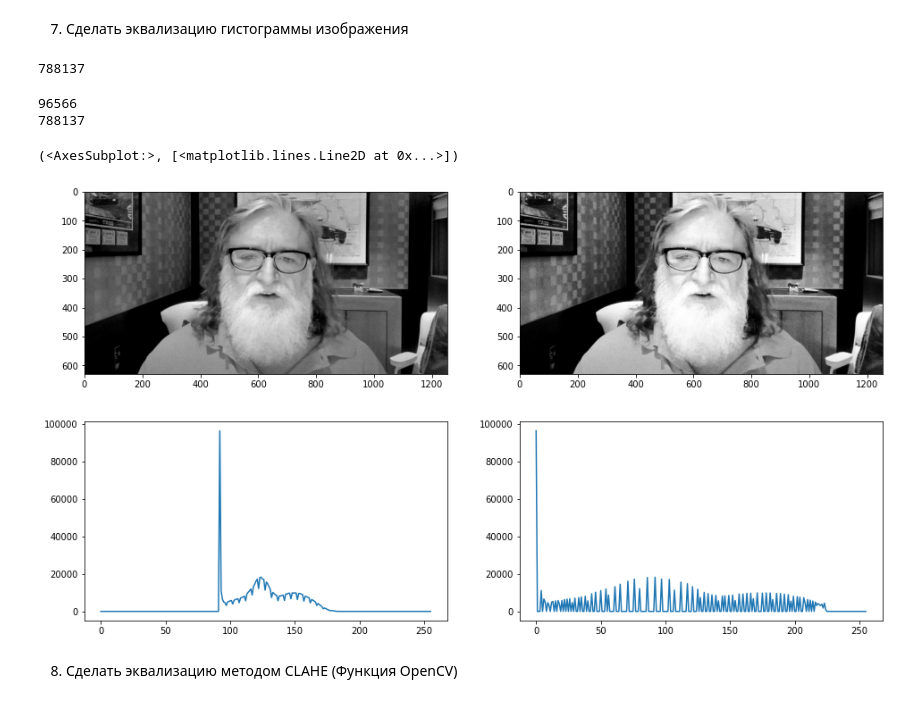
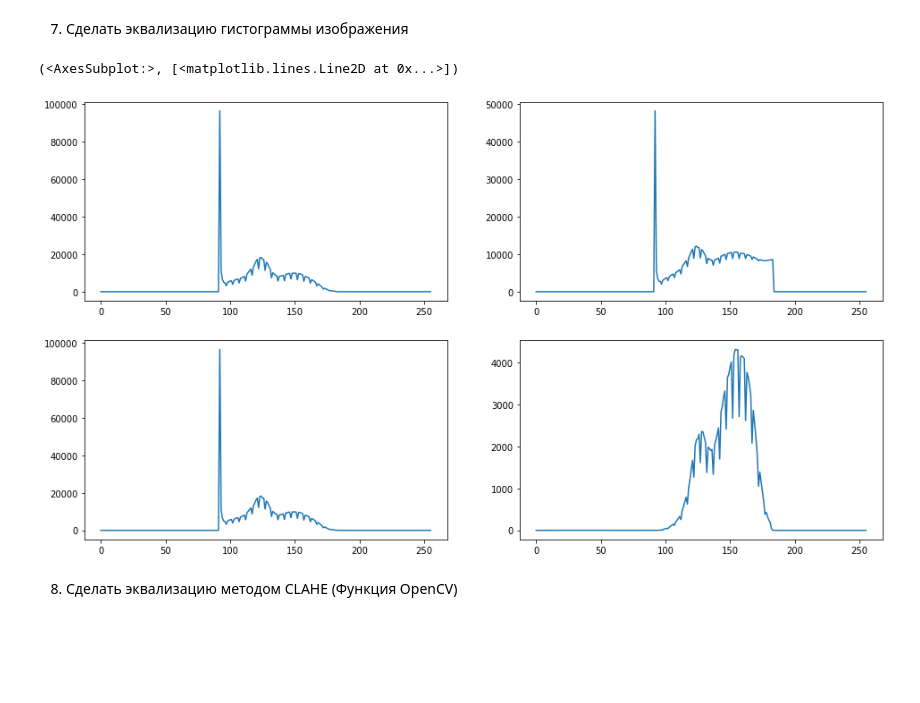
Before and after one commit to Liptee/Image-processing, a Jupyter notebook: LAB1/img_processing.ipynb, the cells around one changed output. Drawn from its saved outputs; the diff is of its cells as text; code cells hidden in the pictures; blank space fills up the shorter version.

```diff
--- a/LAB1/img_processing.ipynb
+++ b/LAB1/img_processing.ipynb
@@ -128,11 +128,11 @@ make_hist(th2, draw=True, rtrn=False)
 6. Определить динамический диапазон входного изображения. Осуществить линейное контрастирование входного изображения в заданный динамический диапазон яркостей
 # %%
 def find_edges(hist):
-    for i in range(255):
+    for i in range(len(hist)-1):
         if hist[i] != 0:
             min = i
             break
-    for i in range(255, 0, -1):
+    for i in range(len(hist)-1, 0, -1):
         if hist[i] != 0:
             max = i
             break
@@ -177,21 +163,42 @@ def equalize(img):
-# %%
-gray.size
-# %% [output]
-788137
-# %%
-def equalize_v2(img):
+# %%
+def equalize(hist):
+    eq_hist = np.array(hist,copy=True)
+    min, max = find_edges(hist)
+    idxs = max-min+1
+    sum_indxs = 0
+    for i in range(0, idxs):
+        sum_indxs+=i
+    elements = sum(hist)
+    for i in range(0,idxs):
+        normal = i/sum_indxs*elements
+        eq_hist[min+i] = (normal + hist[min+i])/2
+    return eq_hist
+# %%
+def equalize_v2(hist):
+    eq_hist = np.array(hist,copy=True)
+    min, max = find_edges(hist)
+    idxs = max-min+1
+    sum_indxs = 0
+    for i in range(0, idxs):
+        sum_indxs+=i
+    elements = sum(hist)
+    for i in range(0,idxs):
+        c = 0
+        for j in range(i):
+            c+=j
+        eq_hist[min+i] = (c/sum_indxs)*hist[min+i]
+    return eq_hist
 # %%
-eq_img = equalize(gray)
+eq_hist = equalize(hist)
+eq2_hist = equalize_v2(hist)
 plt.figure(figsize=(16,9))
-plt.subplot(221),plt.imshow(gray,'gray')
-plt.subplot (222), plt.imshow(eq_img,'gray')
-plt.subplot(223),plt.plot(make_hist(gray))
-plt.subplot(224),plt.plot(make_hist(eq_img))
+plt.subplot(221),plt.plot(hist)
+plt.subplot(222),plt.plot(eq_hist)
+plt.subplot(223),plt.plot(hist)
+plt.subplot(224),plt.plot(eq2_hist)
 # %% [output]
-96566
-788137
+(<AxesSubplot:>, [<matplotlib.lines.Line2D at 0x...>])
-(<AxesSubplot:>, [<matplotlib.lines.Line2D at 0x...>])
-[figure, old version]
+[figure, new version]
 # %% [markdown]
 8. Сделать эквализацию методом CLAHE (Функция OpenCV)
 # %%
```
Also changed, not shown: parts of 2 cells of this notebook, 1 other file.
